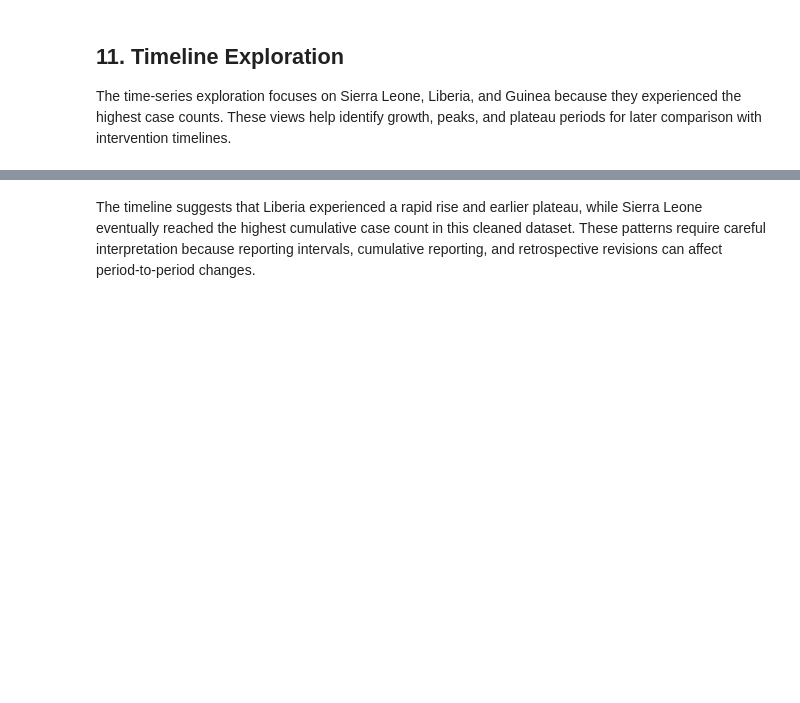
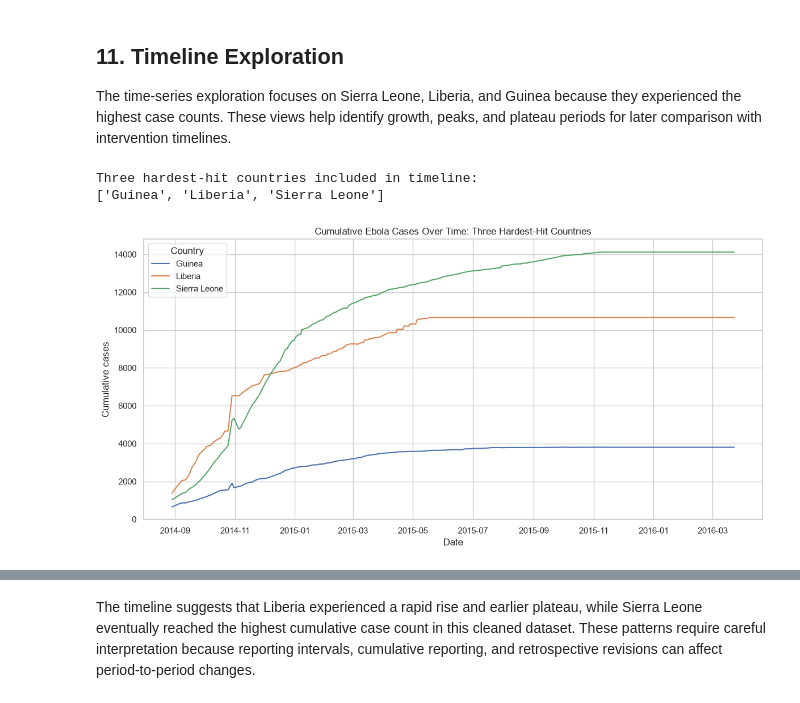
Before and after one commit to loremipsumxo/ebola_outbreak_analysis, a Jupyter notebook: notebooks/01_dataset_exploration.ipynb, the cells around one changed output, grey strips where cells are left out. Saved outputs shown, nothing was run; the diff lists cells and outputs as text; code cells hidden in the pictures; blank space fills up the shorter version.

```diff
--- a/notebooks/01_dataset_exploration.ipynb
+++ b/notebooks/01_dataset_exploration.ipynb
@@ -501,37 +729,44 @@ Mali has the highest case fatality rate in this dataset, but it had only eight r
 
 The time-series exploration focuses on Sierra Leone, Liberia, and Guinea because they experienced the highest case counts. These views help identify growth, peaks, and plateau periods for later comparison with intervention timelines.
 # %%
-main_countries = main_countries.sort_values(["Country", "Date"])
+if RAW_DATA_AVAILABLE:
+    main_countries = main_countries.sort_values(["Country", "Date"])
 
-main_countries["new_cases"] = (
-    main_countries
-    .groupby("Country")["cases"]
-    .diff()
-)
+    main_countries["new_cases"] = (
+        main_countries
+        .groupby("Country")["cases"]
+        .diff()
+    )
 
-main_countries["new_deaths"] = (
-    main_countries
-    .groupby("Country")["deaths"]
-    .diff()
-)
+    main_countries["new_deaths"] = (
+        main_countries
+        .groupby("Country")["deaths"]
+        .diff()
+    )
 
-top3_countries = ["Guinea", "Liberia", "Sierra Leone"]
-top3 = main_countries[main_countries["Country"].isin(top3_countries)].copy()
+    top3_countries = ["Guinea", "Liberia", "Sierra Leone"]
+    top3 = main_countries[main_countries["Country"].isin(top3_countries)].copy()
 
-print("Three hardest-hit countries included in timeline:")
-print(sorted(top3["Country"].unique()))
+    print("Three hardest-hit countries included in timeline:")
+    print(sorted(top3["Country"].unique()))
+# %% [output]
+Three hardest-hit countries included in timeline:
+['Guinea', 'Liberia', 'Sierra Leone']
 # %%
-plt.figure(figsize=(12, 6))
-sns.lineplot(
-    data=top3,
-    x="Date",
-    y="cases",
-    hue="Country",
-)
-plt.title("Cumulative Ebola Cases Over Time: Three Hardest-Hit Countries")
-plt.xlabel("Date")
-plt.ylabel("Cumulative cases")
-plt.legend(title="Country")
-plt.tight_layout()
-plt.show()
+if RAW_DATA_AVAILABLE:
+    plt.figure(figsize=(12, 6))
+    sns.lineplot(
+        data=top3,
+        x="Date",
+        y="cases",
+        hue="Country",
+    )
+    plt.title("Cumulative Ebola Cases Over Time: Three Hardest-Hit Countries")
+    plt.xlabel("Date")
+    plt.ylabel("Cumulative cases")
+    plt.legend(title="Country")
+    plt.tight_layout()
+    plt.show()
+# %% [output]
+[figure, added]
 # %%
```
Also changed, not shown: parts of 31 cells of this notebook, 2 other files.
